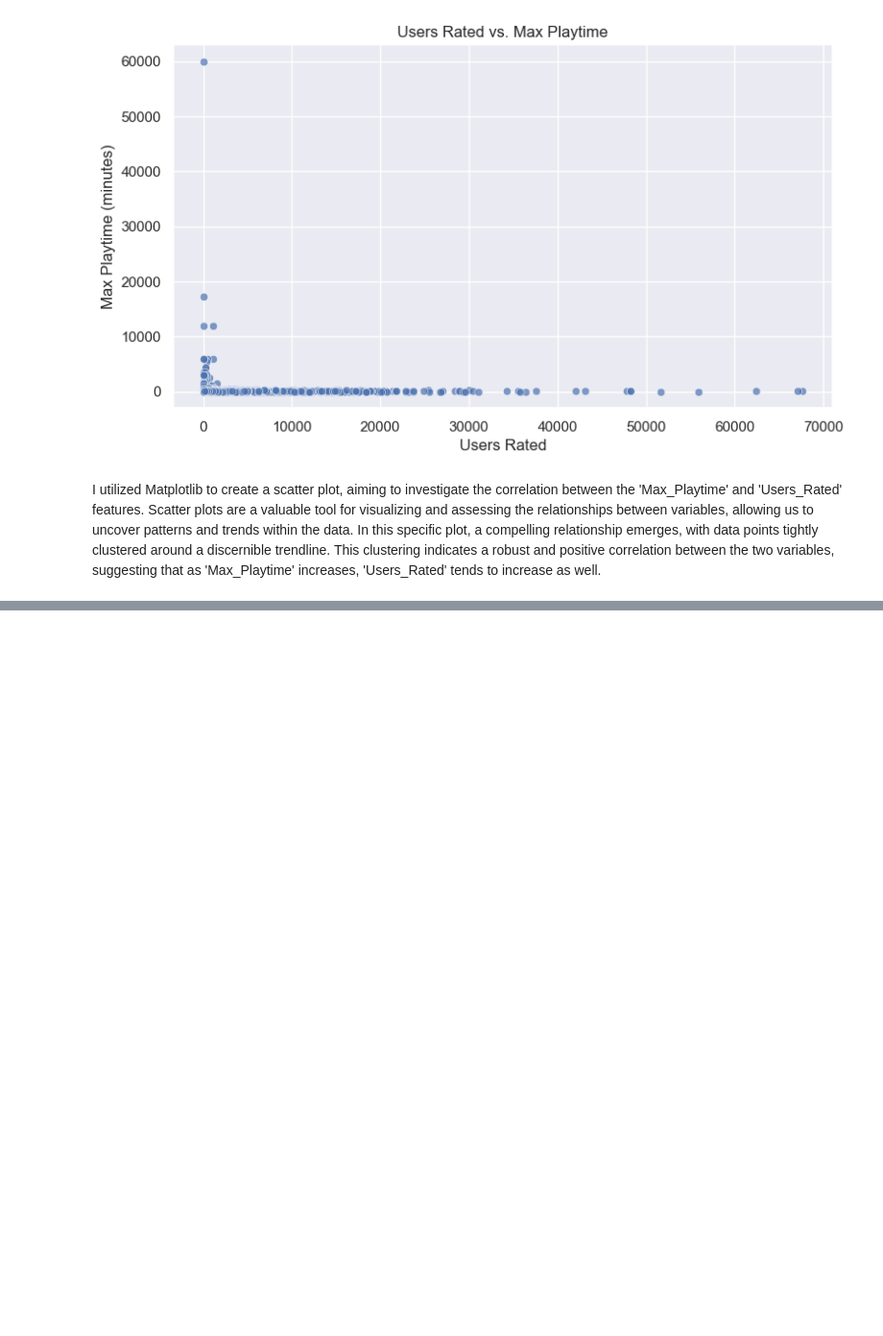
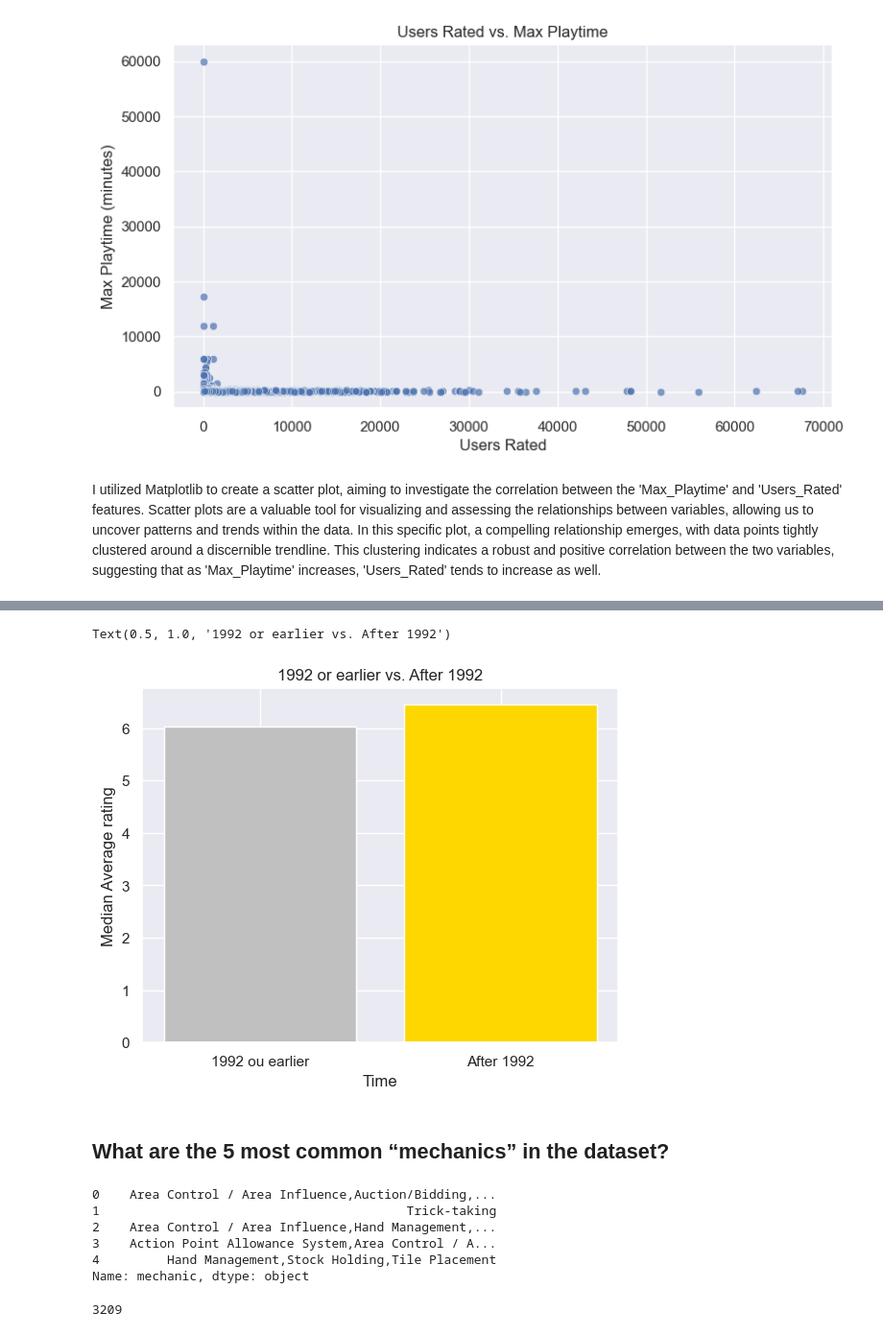
Before and after one commit to laisameno16/Data-Visualisation-Techniques, a Jupyter notebook: LaisAmeno_DVisHDip_CA1.ipynb, the cells around one changed output, grey strips where cells are left out. Shown at 96% size. Saved outputs shown, nothing was run; the diff lists cells and outputs as text; code cells hidden in the pictures; blank space fills up the shorter version.

```diff
--- a/LaisAmeno_DVisHDip_CA1.ipynb
+++ b/LaisAmeno_DVisHDip_CA1.ipynb
@@ -217,0 +223,31 @@ plt.show()
+# %%
+#Calcule a média de classificação para cada grupo
+median_average_rating_older = older_games['average_rating'].mean()
+median_average_rating_newer = newer_games['average_rating'].mean()
+
+# Crie um gráfico de barras
+Years = ['1992 ou earlier', 'After 1992']
+median_average_rating = [median_average_rating_older, median_average_rating_newer]
+
+plt.bar(Years, median_average_rating, color=['silver','gold'])
+plt.xlabel('Time')
+plt.ylabel('Median Average rating')
+plt.title('1992 or earlier vs. After 1992')
+# %% [output]
+Text(0.5, 1.0, '1992 or earlier vs. After 1992')
+[figure, added]
+# %% [markdown]
+## What are the 5 most common “mechanics” in the dataset?
+# %%
+df.mechanic.head()
+# %% [output]
+0    Area Control / Area Influence,Auction/Bidding,...
+1                                         Trick-taking
+2    Area Control / Area Influence,Hand Management,...
+3    Action Point Allowance System,Area Control / A...
+4         Hand Management,Stock Holding,Tile Placement
+Name: mechanic, dtype: object
+# %%
+df.mechanic.nunique()
+# %% [output]
+3209
```
Also changed, not shown: parts of 24 cells of this notebook.
